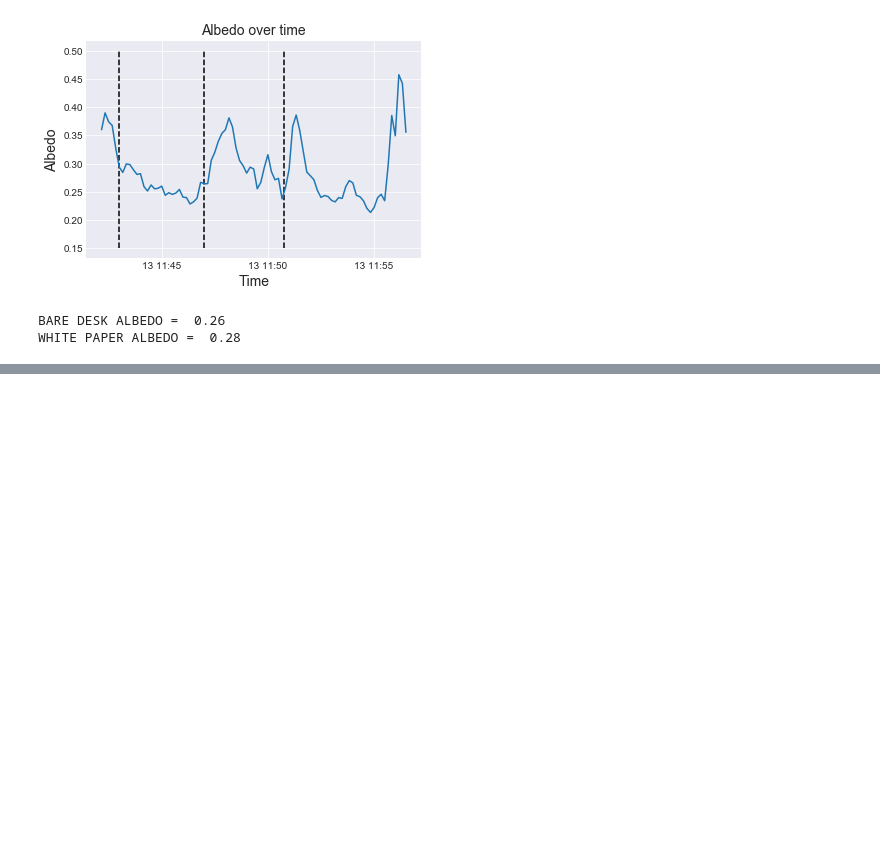
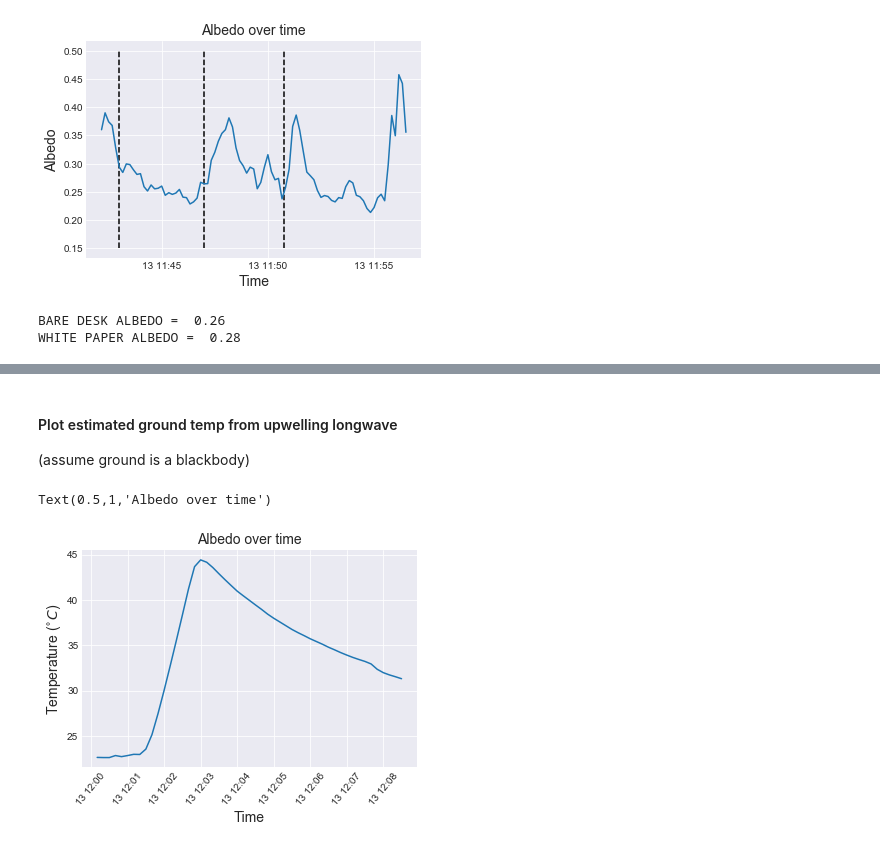
Before and after one commit to Pearl-Ayem/a303_course_work, a Jupyter notebook: Lab 9/Lab 9 Analysis.ipynb, the cells around one changed output, grey strips where cells are left out. Cells and saved outputs as stored; diff of their text form; code cells hidden in the pictures; blank space fills up the shorter version.

```diff
--- a/Lab 9/Lab 9 Analysis.ipynb
+++ b/Lab 9/Lab 9 Analysis.ipynb
@@ -76,0 +109,8 @@ WHITE PAPER ALBEDO =  0.28
+# %%
+sigma = 5.67*10**(-8)
+
+def stefan_boltzman(lw):
+    """
+    returns temperature in deg C using the Stefan-Boltzman Law
+    """
+    return ((lw/sigma)**(1/4))-273.15
@@ -76,0 +126,14 @@ WHITE PAPER ALBEDO =  0.28
+# %% [markdown]
+#### Plot estimated ground temp from upwelling longwave
+(assume ground is a blackbody)
+# %%
+solar_part2['ground_temp_calc']=stefan_boltzman(solar_part2['tc_lw_down'])
+# %%
+plt.plot(solar_part2['time'],solar_part2['ground_temp_calc'])
+plt.ylabel('Temperature ($^{\circ} C$)',fontsize=14)
+plt.xlabel('Time',fontsize=14)
+plt.xticks(rotation=50)
+plt.title('Albedo over time',fontsize=14)
+# %% [output]
+Text(0.5,1,'Albedo over time')
+[figure, added]
```
Also changed, not shown: parts of 7 cells of this notebook.
